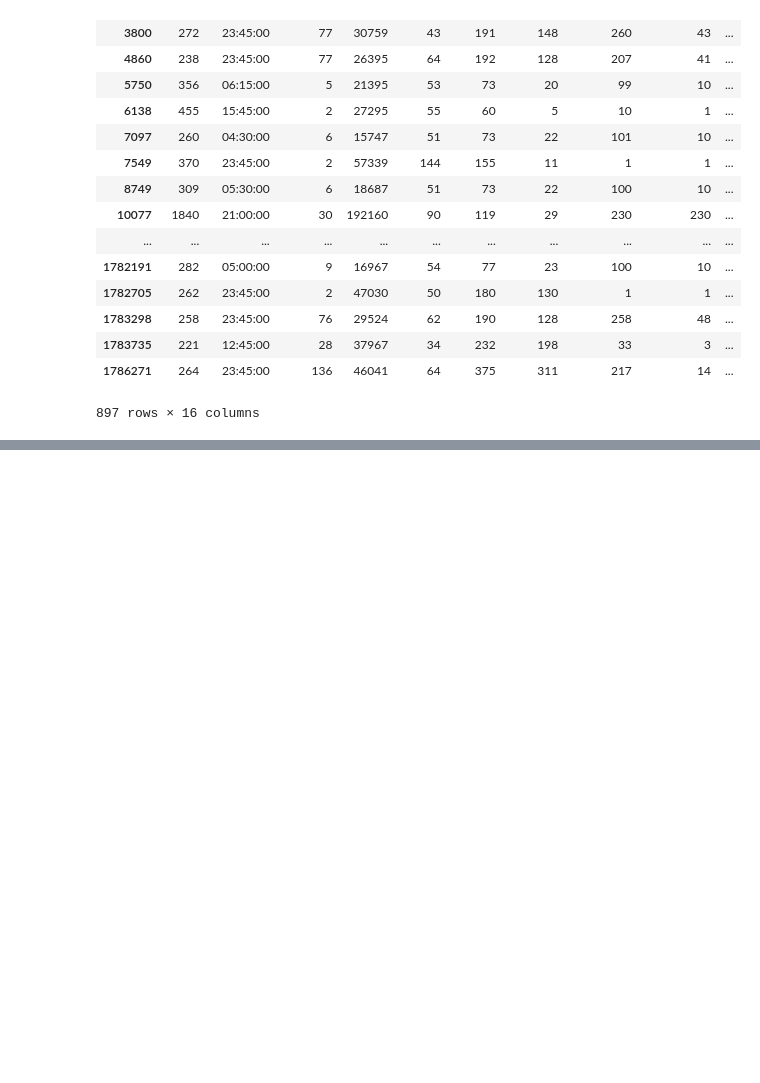
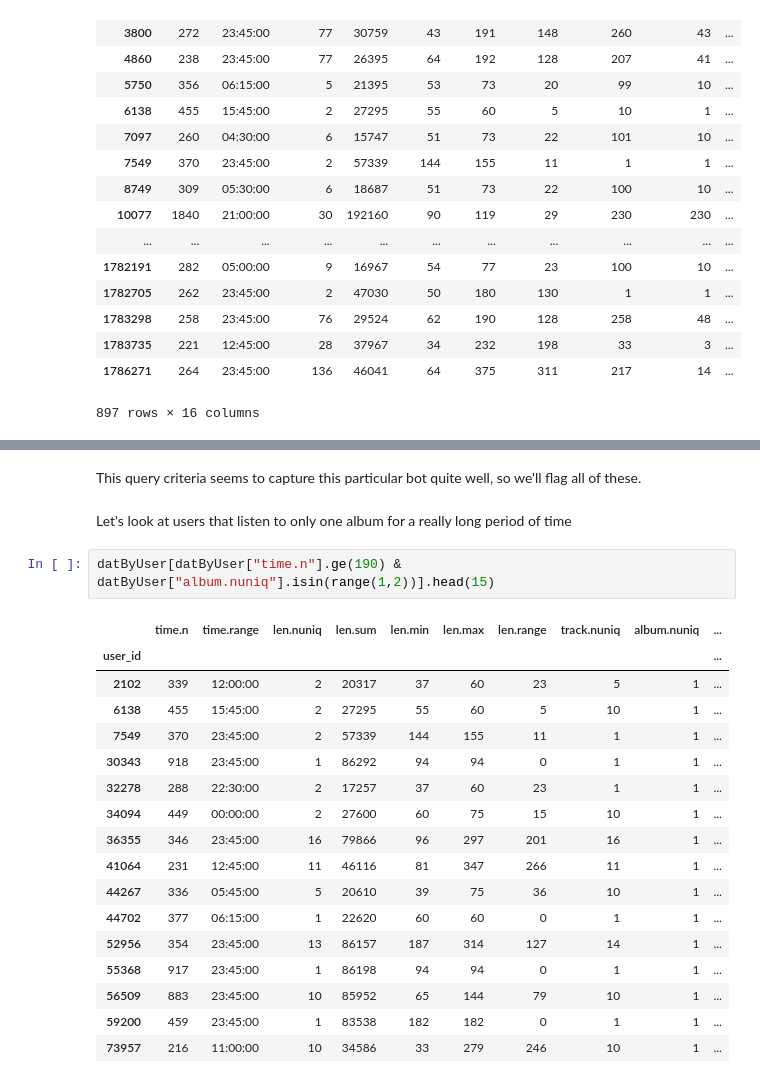
Before and after one commit to ahnate/MusicStreamFraudDetection, a Jupyter notebook: working/StreamFraud.ipynb, the cells around one changed output, grey strips where cells are left out. Saved outputs shown, nothing was run; the diff lists cells and outputs as text; blank space fills up the shorter version.

```diff
--- a/working/StreamFraud.ipynb
+++ b/working/StreamFraud.ipynb
@@ -367,0 +385,24 @@ datByUser["time.n"][datByUser["time.n"].ge(200)].hist()
+# %% [markdown]
+This query criteria seems to capture this particular bot quite well, so we'll flag all of these.
+# %% [markdown]
+Let's look at users that listen to only one album for a really long period of time
+# %%
+datByUser[datByUser["time.n"].ge(190) & datByUser["album.nuniq"].isin(range(1,2))].head(15)
+# %% [output]
+|  | time.n | time.range | len.nuniq | len.sum | len.min | len.max | len.range | track.nuniq | album.nuniq | ... |
+| user_id |  |  |  |  |  |  |  |  |  | ... |
+| 2102 | 339 | 12:00:00 | 2 | 20317 | 37 | 60 | 23 | 5 | 1 | ... |
+| 6138 | 455 | 15:45:00 | 2 | 27295 | 55 | 60 | 5 | 10 | 1 | ... |
+| 7549 | 370 | 23:45:00 | 2 | 57339 | 144 | 155 | 11 | 1 | 1 | ... |
+| 30343 | 918 | 23:45:00 | 1 | 86292 | 94 | 94 | 0 | 1 | 1 | ... |
+| 32278 | 288 | 22:30:00 | 2 | 17257 | 37 | 60 | 23 | 1 | 1 | ... |
+| 34094 | 449 | 00:00:00 | 2 | 27600 | 60 | 75 | 15 | 10 | 1 | ... |
+| 36355 | 346 | 23:45:00 | 16 | 79866 | 96 | 297 | 201 | 16 | 1 | ... |
+| 41064 | 231 | 12:45:00 | 11 | 46116 | 81 | 347 | 266 | 11 | 1 | ... |
+| 44267 | 336 | 05:45:00 | 5 | 20610 | 39 | 75 | 36 | 10 | 1 | ... |
+| 44702 | 377 | 06:15:00 | 1 | 22620 | 60 | 60 | 0 | 1 | 1 | ... |
+| 52956 | 354 | 23:45:00 | 13 | 86157 | 187 | 314 | 127 | 14 | 1 | ... |
+| 55368 | 917 | 23:45:00 | 1 | 86198 | 94 | 94 | 0 | 1 | 1 | ... |
+| 56509 | 883 | 23:45:00 | 10 | 85952 | 65 | 144 | 79 | 10 | 1 | ... |
+| 59200 | 459 | 23:45:00 | 1 | 83538 | 182 | 182 | 0 | 1 | 1 | ... |
+| 73957 | 216 | 11:00:00 | 10 | 34586 | 33 | 279 | 246 | 10 | 1 | ... |
```
Also changed, not shown: parts of 31 cells of this notebook, 1 other file.
